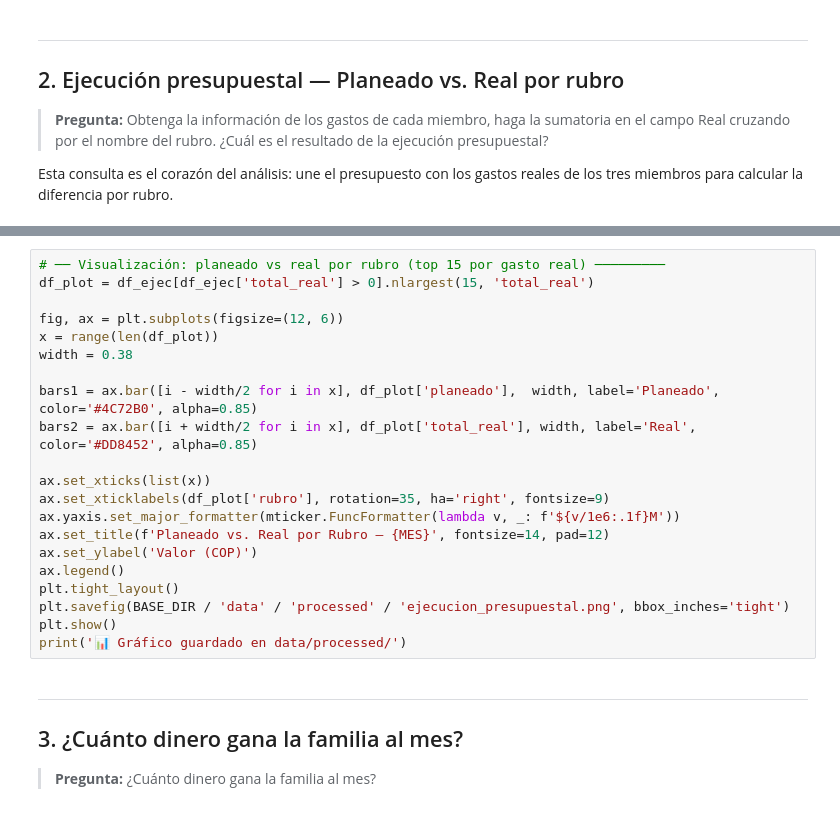
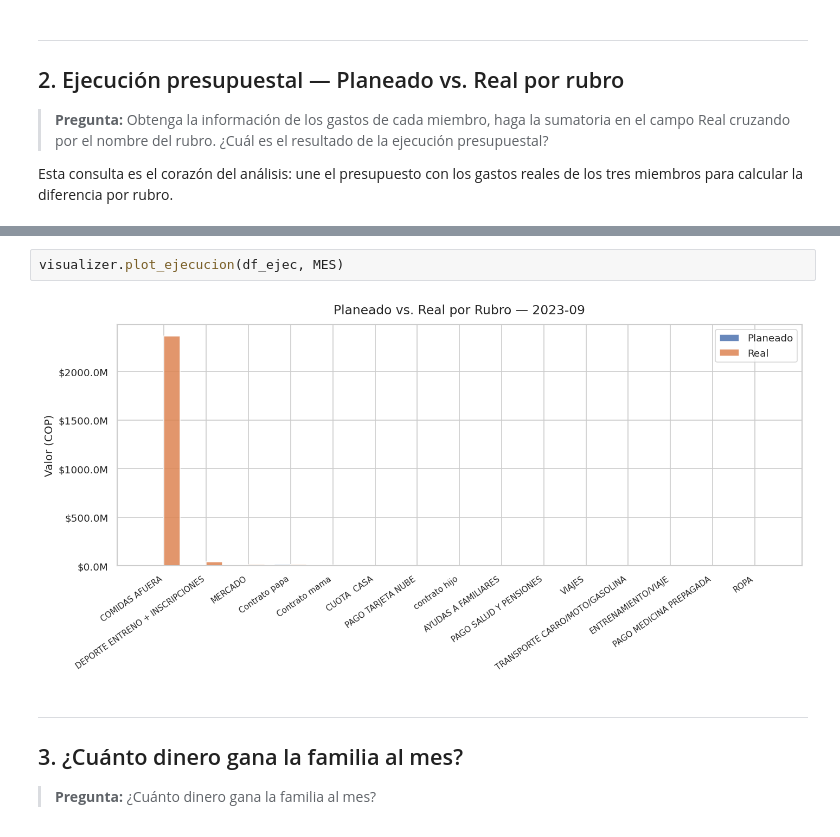
Before and after one commit to dballesteroso345/iw-proyecto, a Jupyter notebook: notebooks/03_analysis.ipynb, the cells around one changed output, grey strips where cells are left out. Saved outputs shown, nothing was run; the diff lists cells and outputs as text.

```diff
--- a/notebooks/03_analysis.ipynb
+++ b/notebooks/03_analysis.ipynb
@@ -118,24 +355,7 @@ print(df_display.to_string(index=False))
 # %%
-# ── Visualización: planeado vs real por rubro (top 15 por gasto real) ─────────
-df_plot = df_ejec[df_ejec['total_real'] > 0].nlargest(15, 'total_real')
-
-fig, ax = plt.subplots(figsize=(12, 6))
-x = range(len(df_plot))
-width = 0.38
-
-bars1 = ax.bar([i - width/2 for i in x], df_plot['planeado'],  width, label='Planeado',  color='#4C72B0', alpha=0.85)
-bars2 = ax.bar([i + width/2 for i in x], df_plot['total_real'], width, label='Real',     color='#DD8452', alpha=0.85)
-
-ax.set_xticks(list(x))
-ax.set_xticklabels(df_plot['rubro'], rotation=35, ha='right', fontsize=9)
-ax.yaxis.set_major_formatter(mticker.FuncFormatter(lambda v, _: f'${v/1e6:.1f}M'))
-ax.set_title(f'Planeado vs. Real por Rubro — {MES}', fontsize=14, pad=12)
-ax.set_ylabel('Valor (COP)')
-ax.legend()
-plt.tight_layout()
-plt.savefig(BASE_DIR / 'data' / 'processed' / 'ejecucion_presupuestal.png', bbox_inches='tight')
-plt.show()
-print('📊 Gráfico guardado en data/processed/')
+visualizer.plot_ejecucion(df_ejec, MES)
+# %% [output]
+[figure, added]
 # %% [markdown]
 ---
 ## 3. ¿Cuánto dinero gana la familia al mes?
```
Also changed, not shown: parts of 24 cells of this notebook, 15 other files.
